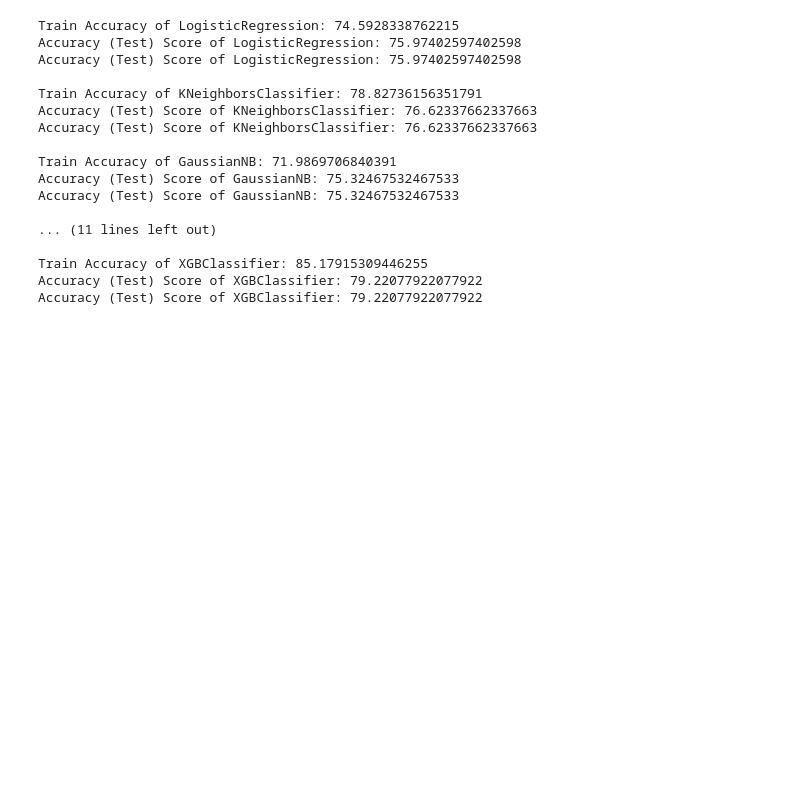
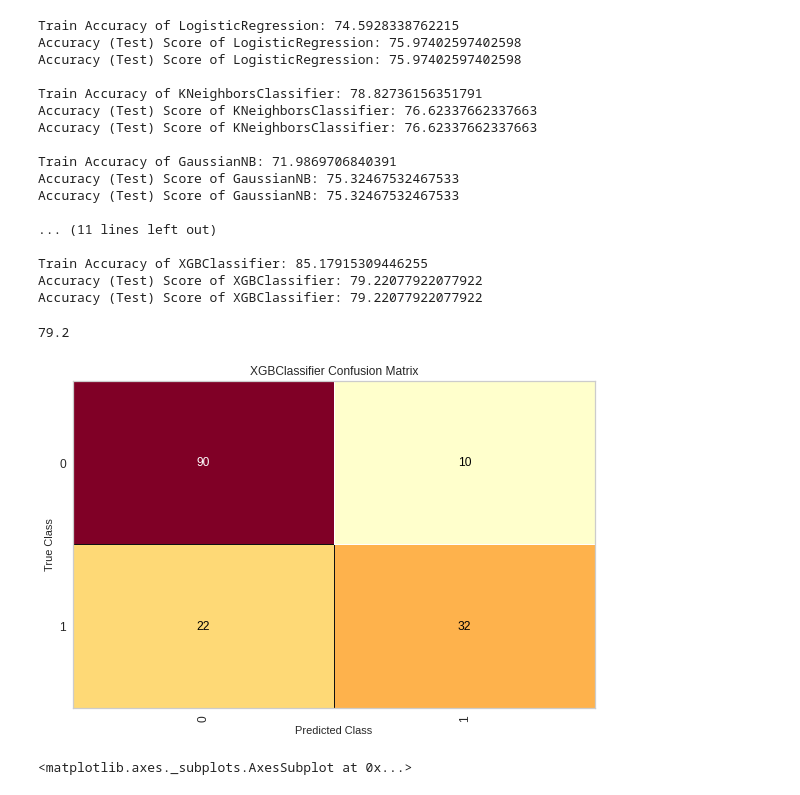
Before and after one commit to dajebbar/Diabetes-Classification, a Jupyter notebook: Multicollinearity_and_VIF.ipynb, the cells around one changed output. Drawn from its saved outputs; the diff is of its cells as text; code cells hidden in the pictures; blank space fills up the shorter version.

```diff
--- a/Multicollinearity_and_VIF.ipynb
+++ b/Multicollinearity_and_VIF.ipynb
@@ -334,3 +334,23 @@ Accuracy (Test) Score of GaussianNB: 75.32467532467533
 Train Accuracy of XGBClassifier: 85.17915309446255
 Accuracy (Test) Score of XGBClassifier: 79.22077922077922
 Accuracy (Test) Score of XGBClassifier: 79.22077922077922
+# %%
+model = xgboost.XGBClassifier()
+model.fit(X_train, y_train)
+
+y_pred = model.predict(X_test)
+score = accuracy_score(y_test, y_pred).round(3) * 100
+score
+# %% [output]
+79.2
+# %%
+from sklearn.metrics import confusion_matrix, classification_report
+from yellowbrick.classifier import ConfusionMatrix
+
+cm = ConfusionMatrix(model, classes=[0, 1])
+cm.fit(X_train, y_train)
+cm.score(X_test, y_test)
+cm.poof()
+# %% [output]
+[figure, added]
+<matplotlib.axes._subplots.AxesSubplot at 0x...>
```
Also changed, not shown: parts of 3 cells of this notebook.
